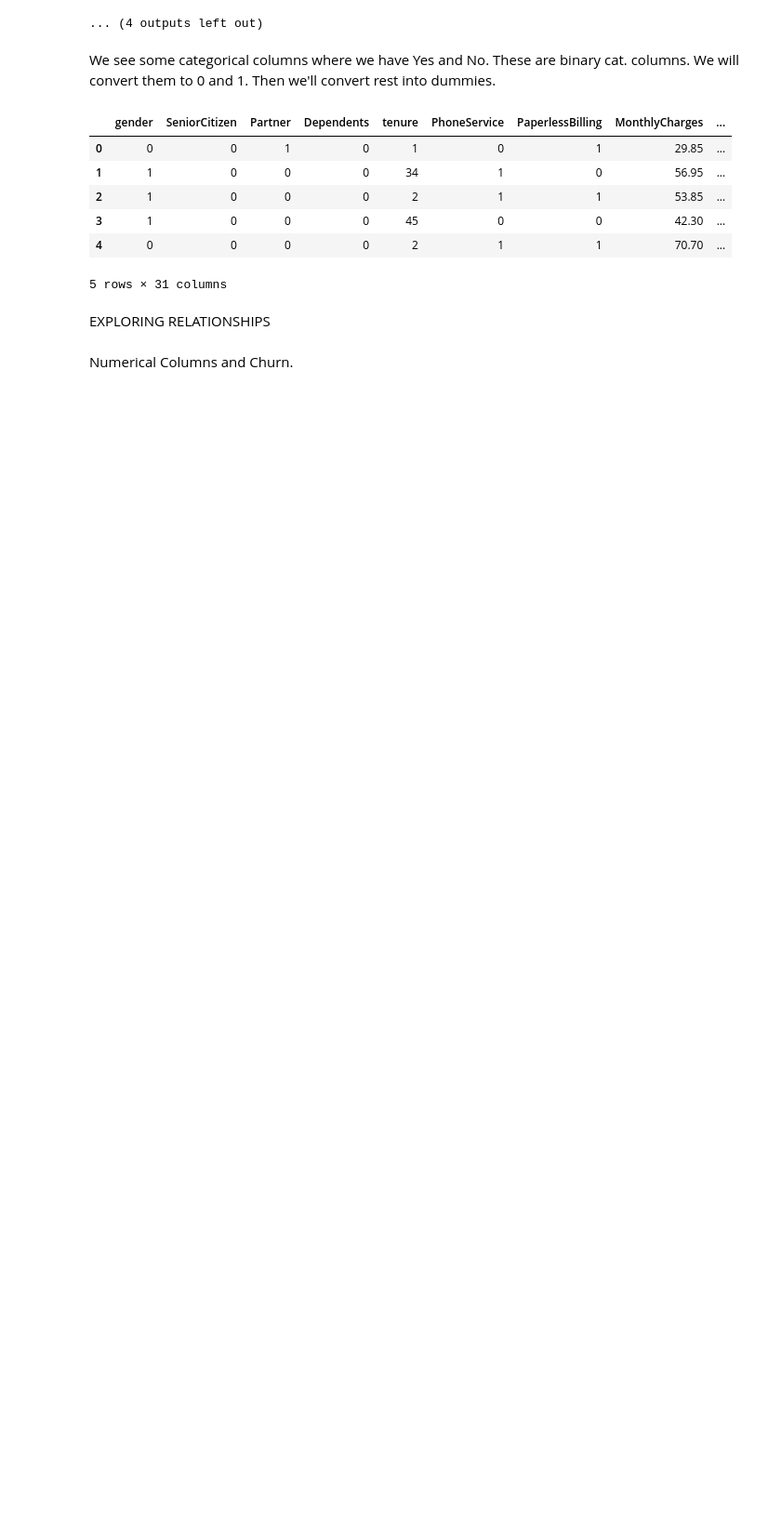
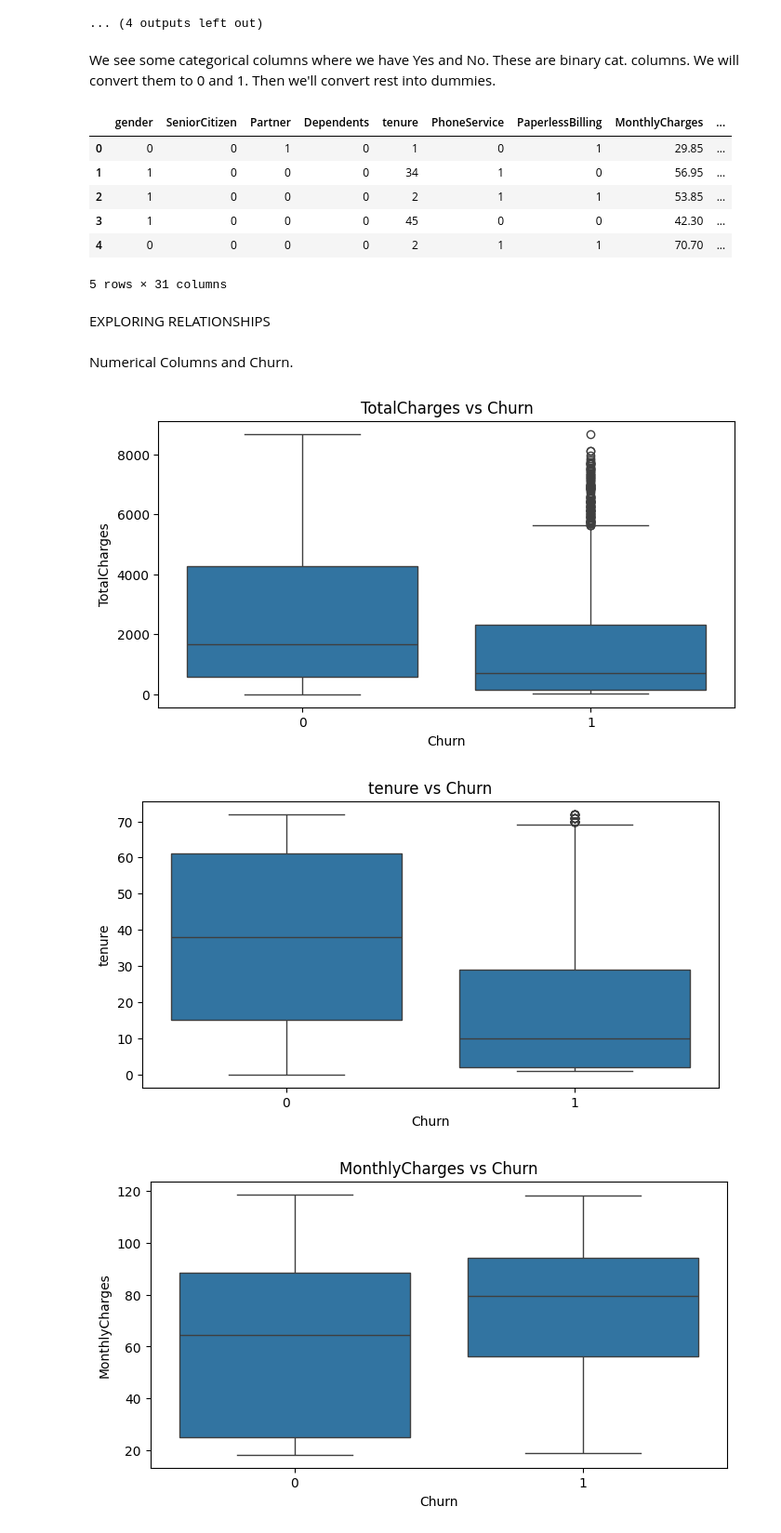
Before and after one commit to denizzsarierr/customer_churn, a Jupyter notebook: notebooks/01_EDA.ipynb, the cells around one changed output. Shown at 93% size. Cells and saved outputs as stored; diff of their text form; code cells hidden in the pictures; blank space fills up the shorter version.

```diff
--- a/notebooks/01_EDA.ipynb
+++ b/notebooks/01_EDA.ipynb
@@ -195,5 +195,11 @@ Numerical Columns and Churn.
 # %%
 for col in numerical_columns:
 
     plt.figure(figsize=(8,4))
     sns.boxplot(x="Churn",y=col,data = telco_data_final)
+    plt.title(f"{col} vs Churn")
+    plt.show()
+# %% [output]
+[figure, added]
+[figure, added]
+[figure, added]
```
Also changed, not shown: parts of 3 cells of this notebook.
